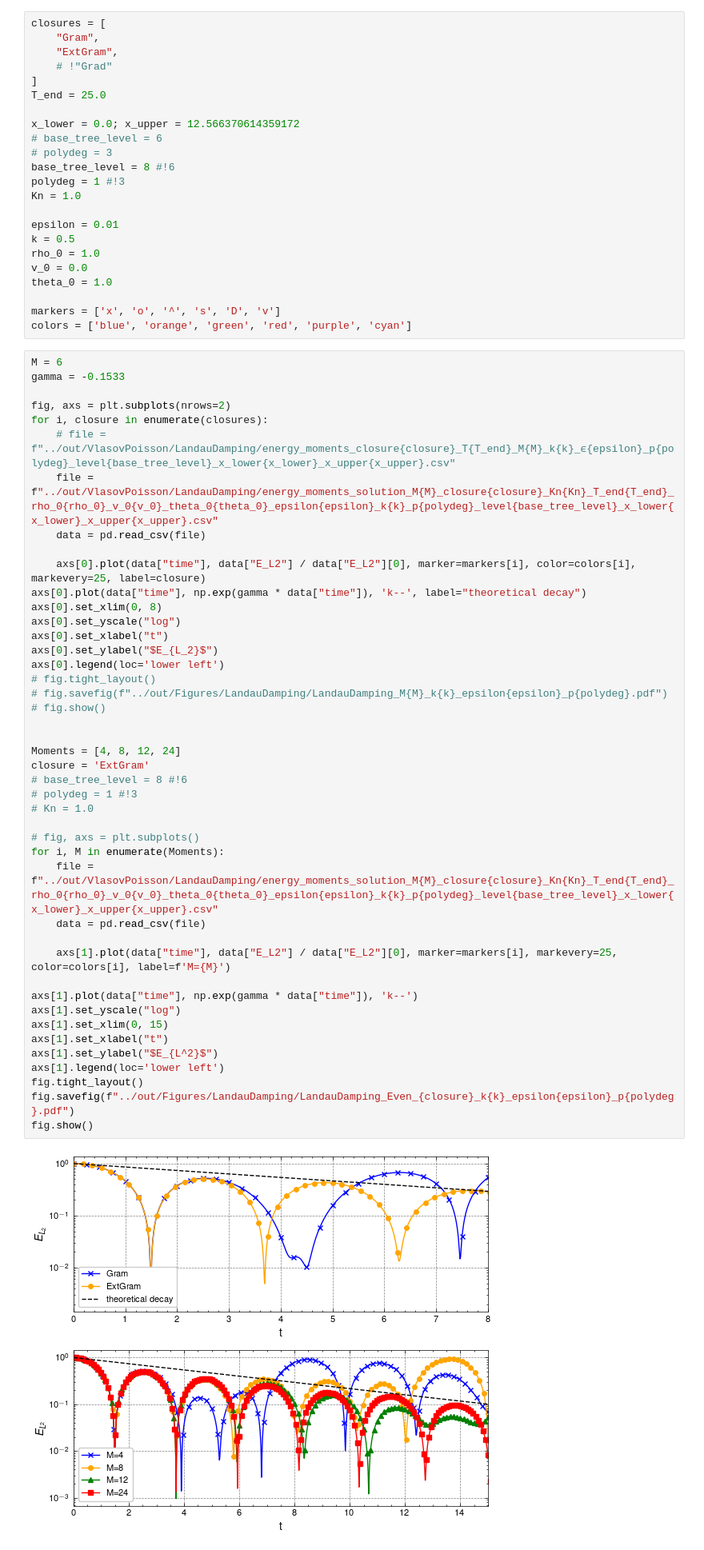
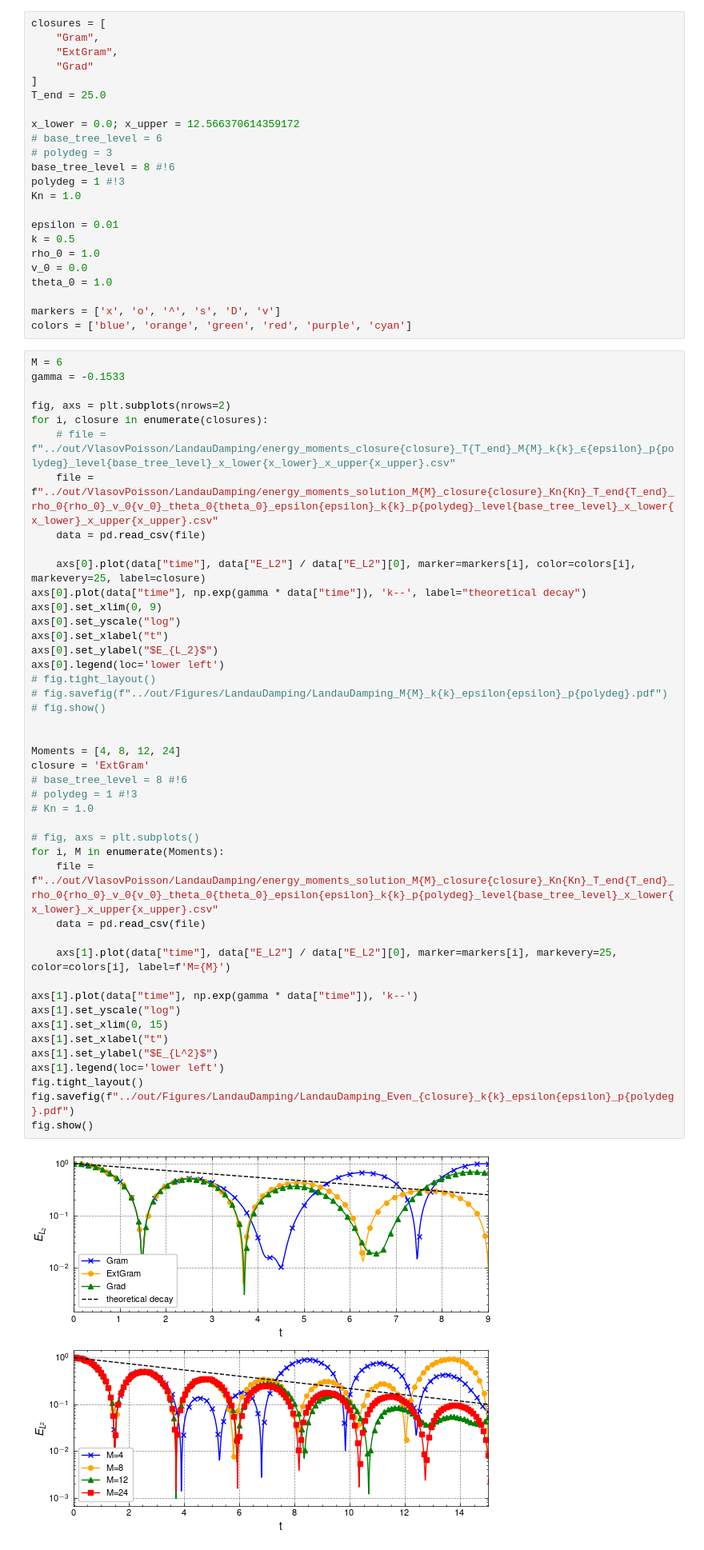
Before and after one commit to JanHab/ExtGram.jl, a Jupyter notebook: notebooks/VlasovPoissonExamples.ipynb, the cells around one changed output. Shown at 80% size. Cells and saved outputs as stored; diff of their text form.

```diff
--- a/notebooks/VlasovPoissonExamples.ipynb
+++ b/notebooks/VlasovPoissonExamples.ipynb
@@ -32,7 +32,7 @@ plt.rcParams.update({
 closures = [
     "Gram",
     "ExtGram",
-    # !"Grad"
+    "Grad"
 ]
 T_end = 25.0
 
@@ -63,40 +63,40 @@ for i, closure in enumerate(closures):
 
     axs[0].plot(data["time"], data["E_L2"] / data["E_L2"][0], marker=markers[i], color=colors[i], markevery=25, label=closure)
 axs[0].plot(data["time"], np.exp(gamma * data["time"]), 'k--', label="theoretical decay")
-axs[0].set_xlim(0, 8)
+axs[0].set_xlim(0, 9)
 axs[0].set_yscale("log")
 axs[0].set_xlabel("t")
 axs[0].set_ylabel("$E_{L_2}$")
 axs[0].legend(loc='lower left')
 # fig.tight_layout()
 # fig.savefig(f"../out/Figures/LandauDamping/LandauDamping_M{M}_k{k}_epsilon{epsilon}_p{polydeg}.pdf")
 # fig.show()
 
 
 Moments = [4, 8, 12, 24]
 closure = 'ExtGram'
 # base_tree_level = 8 #!6
 # polydeg = 1 #!3
 # Kn = 1.0
 
 # fig, axs = plt.subplots()
 for i, M in enumerate(Moments):
     file = f"../out/VlasovPoisson/LandauDamping/energy_moments_solution_M{M}_closure{closure}_Kn{Kn}_T_end{T_end}_rho_0{rho_0}_v_0{v_0}_theta_0{theta_0}_epsilon{epsilon}_k{k}_p{polydeg}_level{base_tree_level}_x_lower{x_lower}_x_upper{x_upper}.csv"
     data = pd.read_csv(file)
 
     axs[1].plot(data["time"], data["E_L2"] / data["E_L2"][0], marker=markers[i], markevery=25, color=colors[i], label=f'M={M}')
 
 axs[1].plot(data["time"], np.exp(gamma * data["time"]), 'k--')
 axs[1].set_yscale("log")
 axs[1].set_xlim(0, 15)
 axs[1].set_xlabel("t")
 axs[1].set_ylabel("$E_{L^2}$")
 axs[1].legend(loc='lower left')
 fig.tight_layout()
 fig.savefig(f"../out/Figures/LandauDamping/LandauDamping_Even_{closure}_k{k}_epsilon{epsilon}_p{polydeg}.pdf")
 fig.show()
 # %% [output]
-[figure, old version]
+[figure, new version]
 # %% [markdown]
 ## Two-Stream Instability
 # %%
```
Also changed, not shown: 1 other file.
